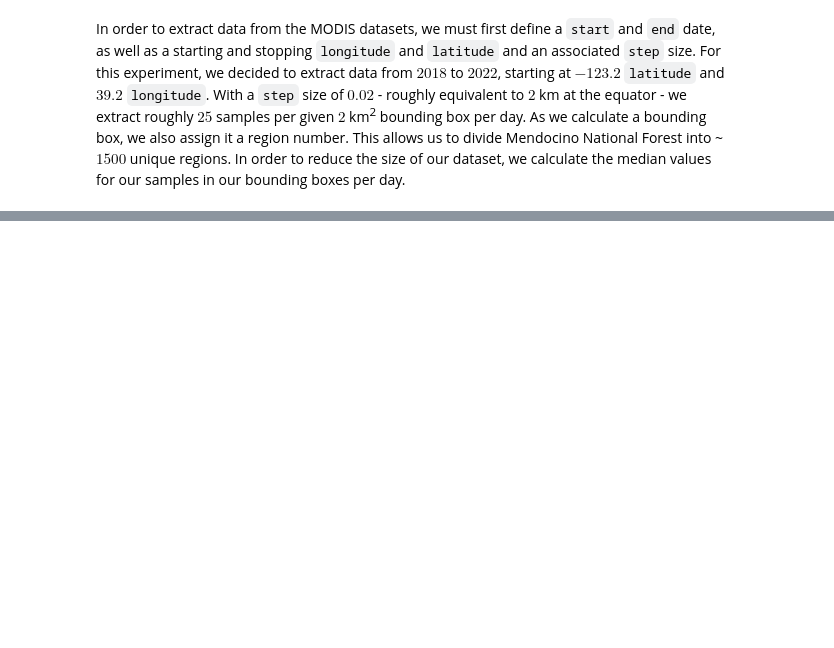
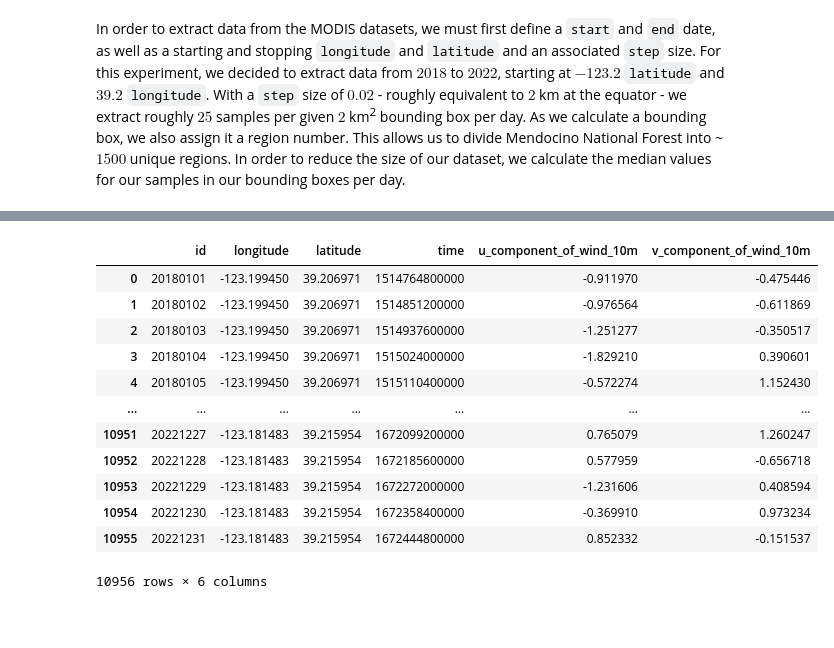
Before and after one commit to lukebass/wews, a Jupyter notebook: project.ipynb, the cells around one changed output, grey strips where cells are left out. Drawn from its saved outputs; the diff is of its cells as text; code cells hidden in the pictures; blank space fills up the shorter version.

Commit message:
Houston we have wind

```diff
--- a/project.ipynb
+++ b/project.ipynb
@@ -113,3 +164,21 @@ KeyboardInterrupt:
+# %%
+era_region = era.getRegion(ee.Geometry.BBox(startLon, startLat, startLon + step, startLat + step), scale).getInfo()
+era_df = pd.DataFrame(era_region[1:], columns=era_region[0])
+era_df
+# %% [output]
+|  | id | longitude | latitude | time | u_component_of_wind_10m | v_component_of_wind_10m |
+| 0 | 20180101 | -123.199450 | 39.206971 | 1514764800000 | -0.911970 | -0.475446 |
+| 1 | 20180102 | -123.199450 | 39.206971 | 1514851200000 | -0.976564 | -0.611869 |
+| 2 | 20180103 | -123.199450 | 39.206971 | 1514937600000 | -1.251277 | -0.350517 |
+| 3 | 20180104 | -123.199450 | 39.206971 | 1515024000000 | -1.829210 | 0.390601 |
+| 4 | 20180105 | -123.199450 | 39.206971 | 1515110400000 | -0.572274 | 1.152430 |
+| ... | ... | ... | ... | ... | ... | ... |
+| 10951 | 20221227 | -123.181483 | 39.215954 | 1672099200000 | 0.765079 | 1.260247 |
+| 10952 | 20221228 | -123.181483 | 39.215954 | 1672185600000 | 0.577959 | -0.656718 |
+| 10953 | 20221229 | -123.181483 | 39.215954 | 1672272000000 | -1.231606 | 0.408594 |
+| 10954 | 20221230 | -123.181483 | 39.215954 | 1672358400000 | -0.369910 | 0.973234 |
+| 10955 | 20221231 | -123.181483 | 39.215954 | 1672444800000 | 0.852332 | -0.151537 |
+10956 rows × 6 columns
 # %% [markdown]
 <br>
 # %% [markdown]
```
Also changed, not shown: parts of 4 cells of this notebook, 1 other file.
